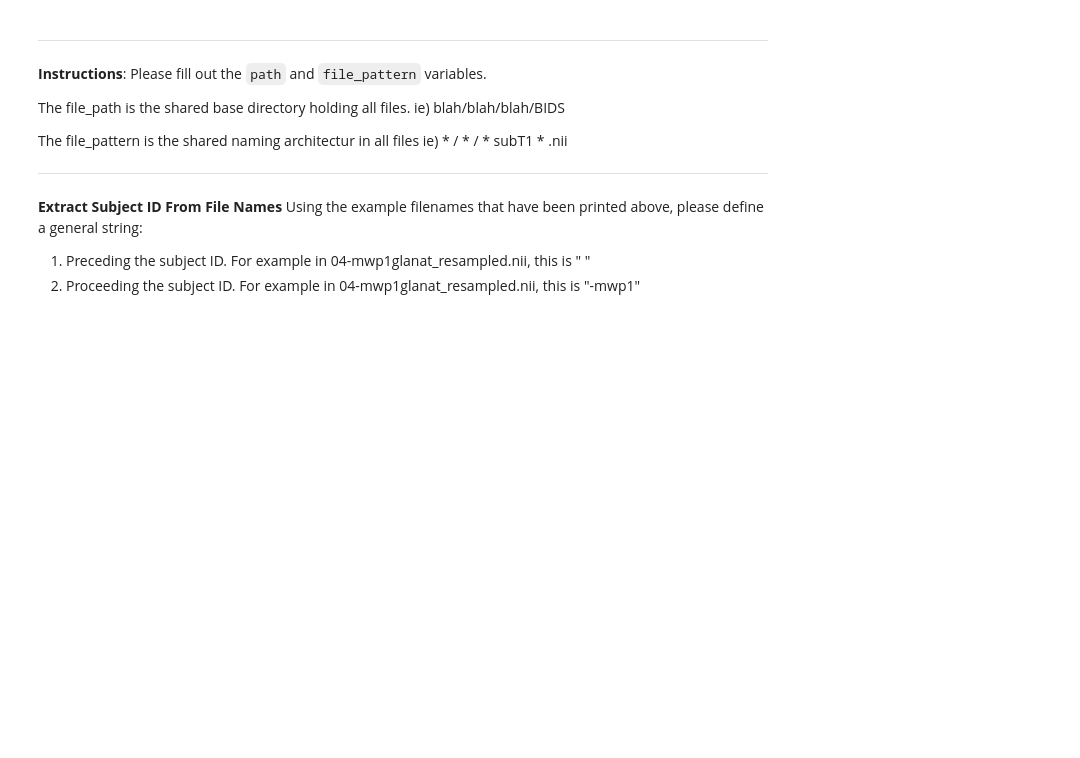
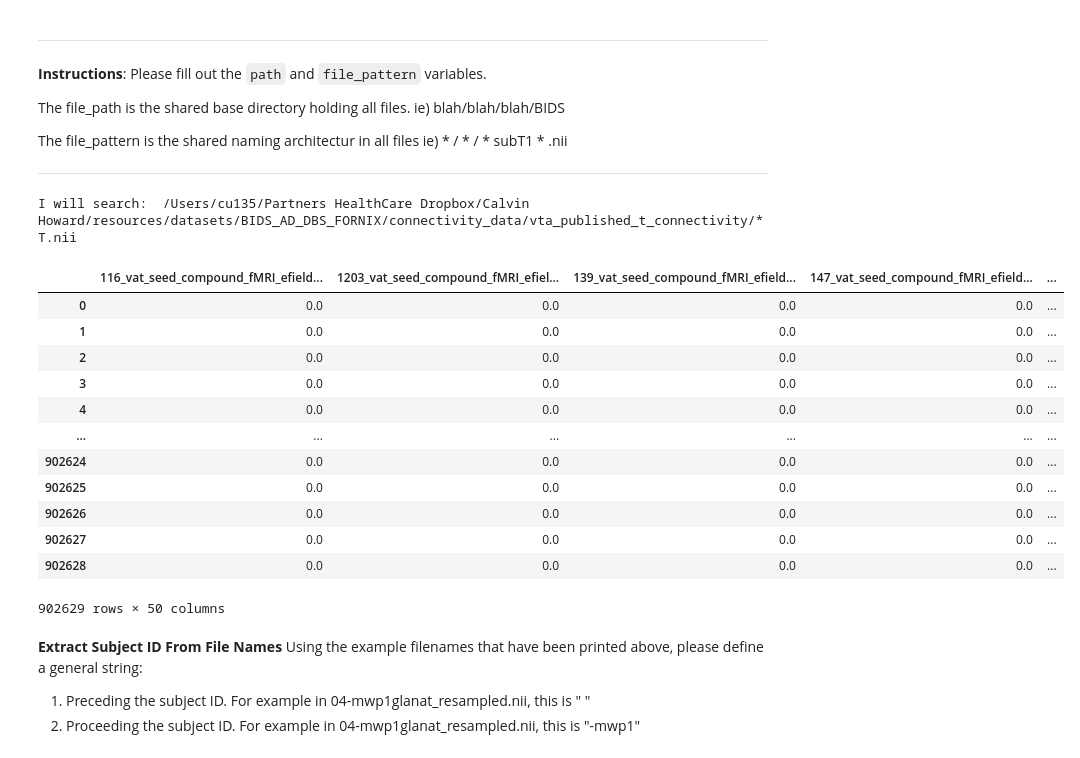
Before and after one commit to Calvinwhow/calvin_utils_project, a Jupyter notebook: notebooks/neuroimaging_notebooks/voxelwise_models/generate_r_map_for_all_symptoms_in_csv.ipynb, the cells around one changed output. Drawn from its saved outputs; the diff is of its cells as text; code cells hidden in the pictures; blank space fills up the shorter version.

```diff
--- a/notebooks/neuroimaging_notebooks/voxelwise_models/generate_r_map_for_all_symptoms_in_csv.ipynb
+++ b/notebooks/neuroimaging_notebooks/voxelwise_models/generate_r_map_for_all_symptoms_in_csv.ipynb
@@ -41,16 +41,31 @@ The file_pattern is the shared naming architectur in all files ie)  * / * / * su
 ---
 # %%
 # What is the shared path to the folder/csv containing the nifti files/files paths for the neuroimaging files?
-path_1 = '/Volumes/Expansion/datasets/adni/neuroimaging/all_patients_atrophy_csfgm_connectivity/sub-*+cerebrospinalufluid/connectivity'
+path_1 = '/Users/cu135/Partners HealthCare Dropbox/Calvin Howard/resources/datasets/BIDS_AD_DBS_FORNIX/connectivity_data/vta_published_t_connectivity'
 
 #What is the shared file architecture of your neuroimaging files after the base path?
-file_pattern = 'sub-*+cerebrospinalufluid_tome-GSP1000uMF_space-2mm_stat-t_conn.nii.gz'
+file_pattern = '*T.nii'
 # %%
 #-----------------DO NOT TOUCH--------------------------------------------------------
 import os
 from calvin_utils.file_utils.import_matrices import import_matrices_from_folder
-df_1 = import_matrices_from_folder(path_1, file_pattern=file_pattern, subject_id_index=5)
+df_1 = import_matrices_from_folder(path_1, file_pattern=file_pattern)
 df_1
+# %% [output]
+I will search:  /Users/cu135/Partners HealthCare Dropbox/Calvin Howard/resources/datasets/BIDS_AD_DBS_FORNIX/connectivity_data/vta_published_t_connectivity/*T.nii
+|  | 116_vat_seed_compound_fMRI_efield... | 1203_vat_seed_compound_fMRI_efiel... | 139_vat_seed_compound_fMRI_efield... | 147_vat_seed_compound_fMRI_efield... | ... |
+| 0 | 0.0 | 0.0 | 0.0 | 0.0 | ... |
+| 1 | 0.0 | 0.0 | 0.0 | 0.0 | ... |
+| 2 | 0.0 | 0.0 | 0.0 | 0.0 | ... |
+| 3 | 0.0 | 0.0 | 0.0 | 0.0 | ... |
+| 4 | 0.0 | 0.0 | 0.0 | 0.0 | ... |
+| ... | ... | ... | ... | ... | ... |
+| 902624 | 0.0 | 0.0 | 0.0 | 0.0 | ... |
+| 902625 | 0.0 | 0.0 | 0.0 | 0.0 | ... |
+| 902626 | 0.0 | 0.0 | 0.0 | 0.0 | ... |
+| 902627 | 0.0 | 0.0 | 0.0 | 0.0 | ... |
+| 902628 | 0.0 | 0.0 | 0.0 | 0.0 | ... |
+902629 rows × 50 columns
 # %% [markdown]
 **Extract Subject ID From File Names**
 Using the example filenames that have been printed above, please define a general string:
```
Also changed, not shown: parts of 10 cells of this notebook, 8 other files.
